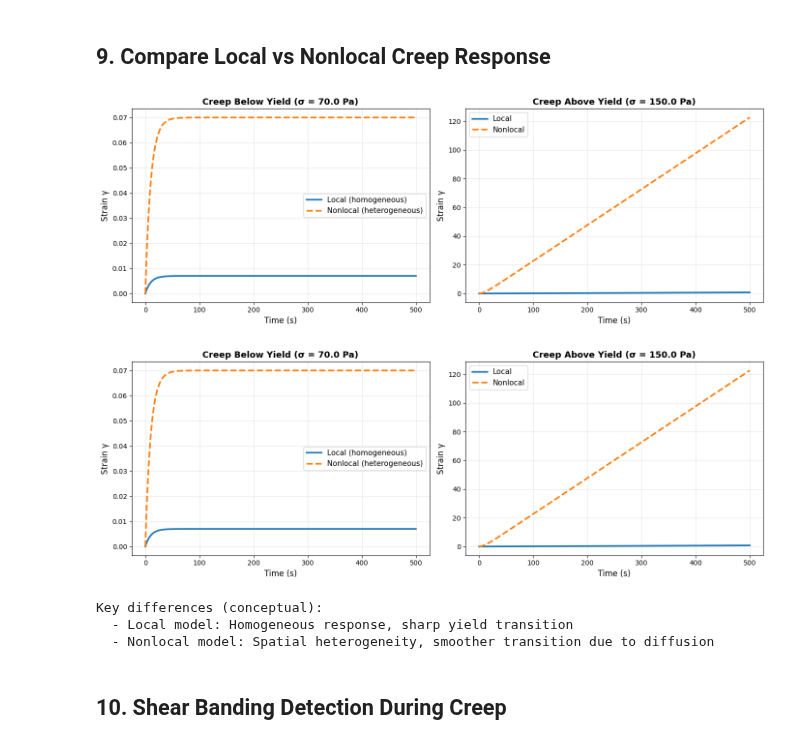
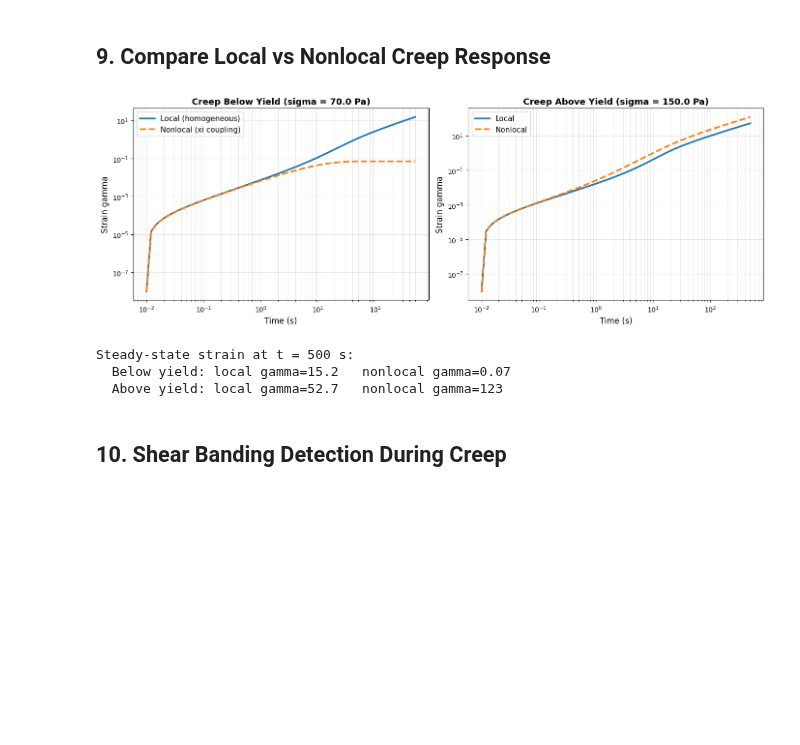
Before and after one commit to imewei/rheojax, a Jupyter notebook: examples/fluidity/09_fluidity_nonlocal_creep.ipynb, the cells around one changed output. Drawn from its saved outputs; the diff is of its cells as text; code cells hidden in the pictures; blank space fills up the shorter version.

```diff
--- a/examples/fluidity/09_fluidity_nonlocal_creep.ipynb
+++ b/examples/fluidity/09_fluidity_nonlocal_creep.ipynb
@@ -449,61 +423,58 @@ display_arviz_diagnostics(None, list(model_nlsq.parameters.keys()), fast_mode=FA
 # %% [markdown]
 ## 9. Compare Local vs Nonlocal Creep Response
 # %%
-# Note: FluidityLocal also doesn't have simulate_creep method
-# Using placeholder comparison with analytical approximations instead
+# Real local-vs-nonlocal comparison.
+# FluidityLocal supports test_mode='creep' via the same
+# (_predict_transient -> _simulate_transient) path as FluidityNonlocal, so
+# the ODE is actually integrated here instead of the earlier analytical
+# placeholders.
+model_local = FluidityLocal()
+local_params = {k: v for k, v in model_params.items() if k != 'xi'}
+model_local.parameters.update(local_params, strict=True)
 
-# Create local model for conceptual comparison
-model_local = FluidityLocal()
-
-# Local model also uses: G, tau_y, K, n_flow, f_eq, f_inf, theta, a, n_rejuv
-# (no xi since it's the local version without spatial diffusion)
-local_params = {k: v for k, v in params.items() if k != 'xi'}
-model_local.parameters.set_values(local_params)
-
-# Compare local vs nonlocal using the placeholder data we generated
-# In a full implementation, both would be simulated properly
-# For now, demonstrate the conceptual difference
+gamma_local_below = np.asarray(
+    model_local.predict(t, test_mode='creep', sigma_applied=sigma_below)
+)
+gamma_local_above = np.asarray(
+    model_local.predict(t, test_mode='creep', sigma_applied=sigma_above)
+)
 
 fig, axes = plt.subplots(1, 2, figsize=(14, 5))
 
-# Below yield
 ax = axes[0]
-# Local model prediction (simplified analytical form)
-gamma_local_below = sigma_below / params['G'] * (1 - np.exp(-t / params['theta']))
-ax.plot(t, gamma_local_below, '-', lw=2.5, label='Local (homogeneous)', color='C0')
-ax.plot(t, gamma_below, '--', lw=2.5, label='Nonlocal (heterogeneous)', color='C1')
+ax.loglog(t, np.clip(gamma_local_below, 1e-8, None), '-', lw=2.5,
+          label='Local (homogeneous)', color='C0')
+ax.loglog(t, np.clip(gamma_below, 1e-8, None), '--', lw=2.5,
+          label='Nonlocal (xi coupling)', color='C1')
 ax.set_xlabel('Time (s)', fontsize=12)
-ax.set_ylabel('Strain γ', fontsize=12)
-ax.set_title(f'Creep Below Yield (σ = {sigma_below:.1f} Pa)', fontsize=13, fontweight='bold')
+ax.set_ylabel('Strain gamma', fontsize=12)
+ax.set_title(f'Creep Below Yield (sigma = {sigma_below:.1f} Pa)', fontsize=13, fontweight='bold')
 ax.legend(fontsize=11)
-ax.grid(alpha=0.3)
+ax.grid(alpha=0.3, which='both')
 
-# Above yield
 ax = axes[1]
-gamma_local_above = sigma_above / params['G'] * (1 + t / params['theta'])
-ax.plot(t, gamma_local_above, '-', lw=2.5, label='Local', color='C0')
-ax.plot(t, gamma_above, '--', lw=2.5, label='Nonlocal', color='C1')
+ax.loglog(t, np.clip(gamma_local_above, 1e-8, None), '-', lw=2.5,
+          label='Local', color='C0')
+ax.loglog(t, np.clip(gamma_above, 1e-8, None), '--', lw=2.5,
+          label='Nonlocal', color='C1')
 ax.set_xlabel('Time (s)', fontsize=12)
-ax.set_ylabel('Strain γ', fontsize=12)
-ax.set_title(f'Creep Above Yield (σ = {sigma_above:.1f} Pa)', fontsize=13, fontweight='bold')
+ax.set_ylabel('Strain gamma', fontsize=12)
+ax.set_title(f'Creep Above Yield (sigma = {sigma_above:.1f} Pa)', fontsize=13, fontweight='bold')
 ax.legend(fontsize=11)
-ax.grid(alpha=0.3)
+ax.grid(alpha=0.3, which='both')
 
 plt.tight_layout()
-plt.savefig(output_dir / 'local_vs_nonlocal.png', dpi=150, bbox_inches='tight')
-display(fig)
-plt.close(fig)
+plt.savefig(output_dir / 'local_vs_nonlocal_creep.png', dpi=150, bbox_inches='tight')
 display(fig)
 plt.close(fig)
 
-print("\nKey differences (conceptual):")
-print("  - Local model: Homogeneous response, sharp yield transition")
-print("  - Nonlocal model: Spatial heterogeneity, smoother transition due to diffusion")
+print(f"\nSteady-state strain at t = {t_end:.0f} s:")
+print(f"  Below yield: local gamma={gamma_local_below[-1]:.3g}   nonlocal gamma={gamma_below[-1]:.3g}")
+print(f"  Above yield: local gamma={gamma_local_above[-1]:.3g}   nonlocal gamma={gamma_above[-1]:.3g}")
 # %% [output]
-[figure, old version]
+[figure, new version]
-[figure, removed]
-Key differences (conceptual):
-  - Local model: Homogeneous response, sharp yield transition
-  - Nonlocal model: Spatial heterogeneity, smoother transition due to diffusion
+Steady-state strain at t = 500 s:
+  Below yield: local gamma=15.2   nonlocal gamma=0.07
+  Above yield: local gamma=52.7   nonlocal gamma=123
 # %% [markdown]
 ## 10. Shear Banding Detection During Creep
```
Also changed, not shown: parts of 11 cells of this notebook.
